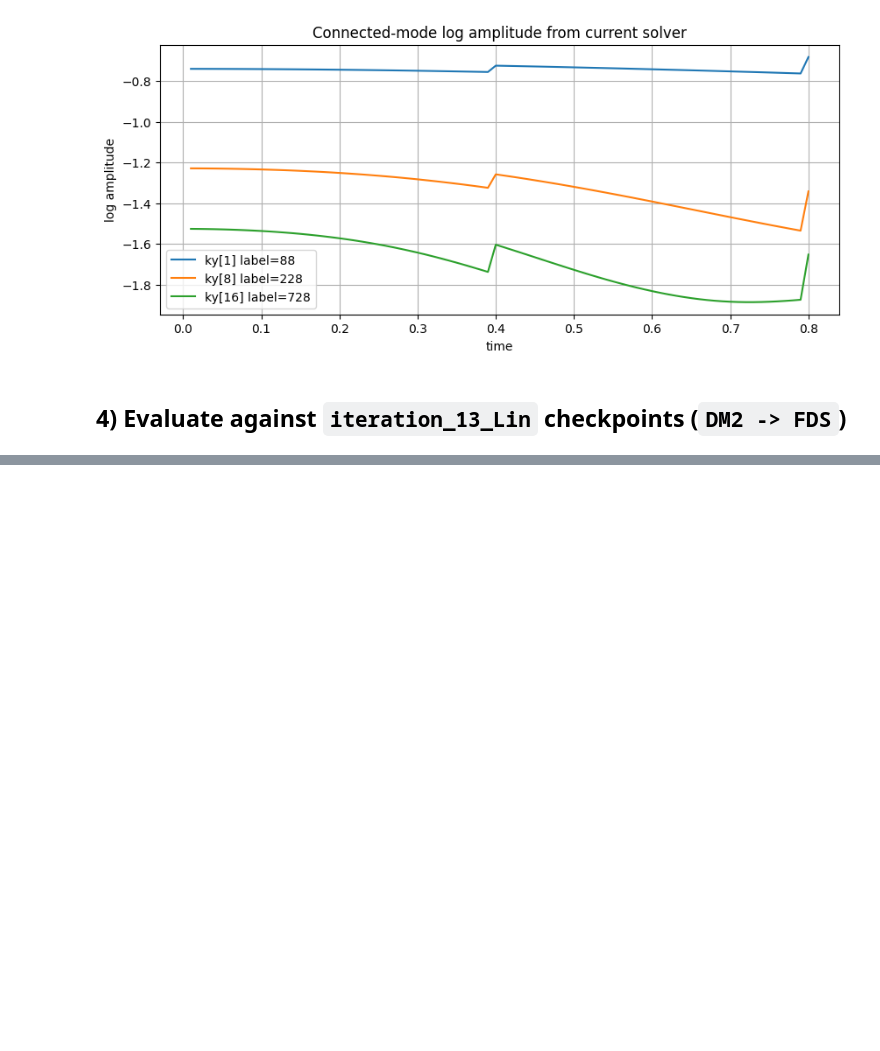
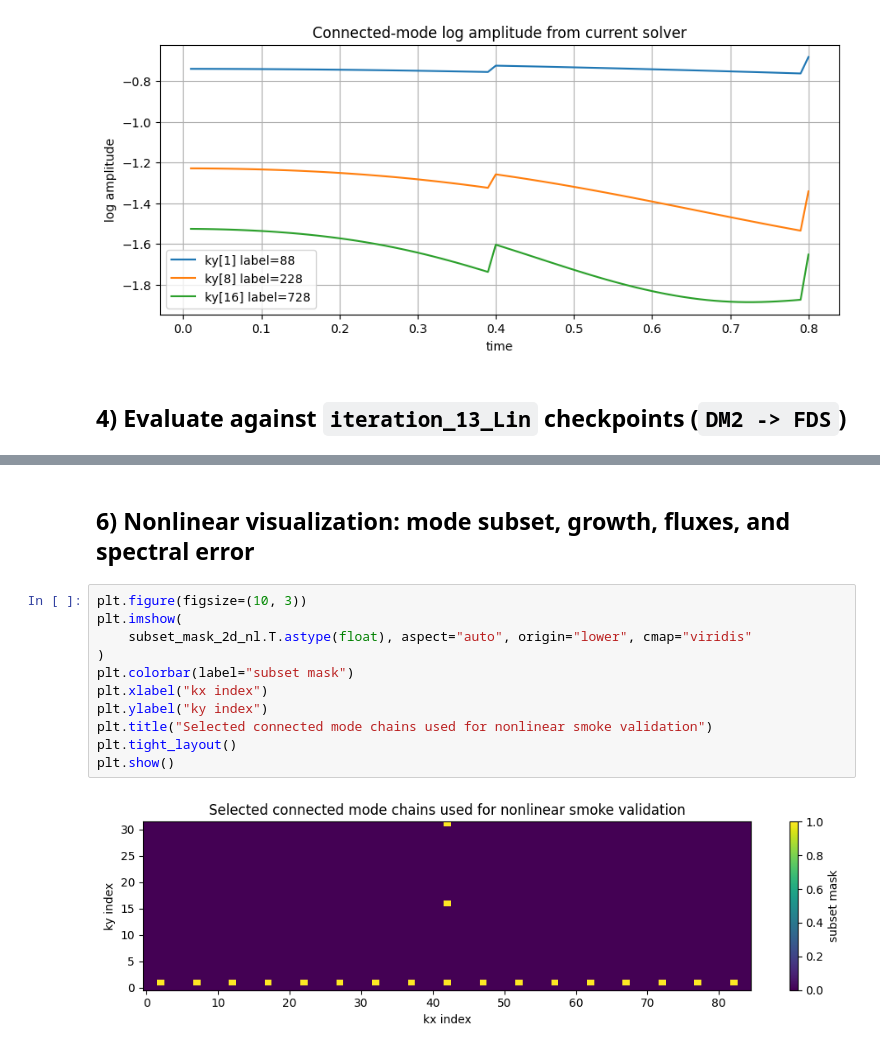
Before and after one commit to gerkone/gyaradax, a Jupyter notebook: notebooks/linear_v1_inspection.ipynb, the cells around one changed output, grey strips where cells are left out. Saved outputs shown, nothing was run; the diff lists cells and outputs as text; blank space fills up the shorter version.

```diff
--- a/notebooks/linear_v1_inspection.ipynb
+++ b/notebooks/linear_v1_inspection.ipynb
@@ -178,0 +468,15 @@ fig = plot_nd(np.abs(np.asarray(dm2_to_fds_pred)))
+# %% [markdown]
+## 6) Nonlinear visualization: mode subset, growth, fluxes, and spectral error
+# %%
+plt.figure(figsize=(10, 3))
+plt.imshow(
+    subset_mask_2d_nl.T.astype(float), aspect="auto", origin="lower", cmap="viridis"
+)
+plt.colorbar(label="subset mask")
+plt.xlabel("kx index")
+plt.ylabel("ky index")
+plt.title("Selected connected mode chains used for nonlinear smoke validation")
+plt.tight_layout()
+plt.show()
+# %% [output]
+[figure, added]
```
Also changed, not shown: parts of 14 cells of this notebook, 22 other files.
